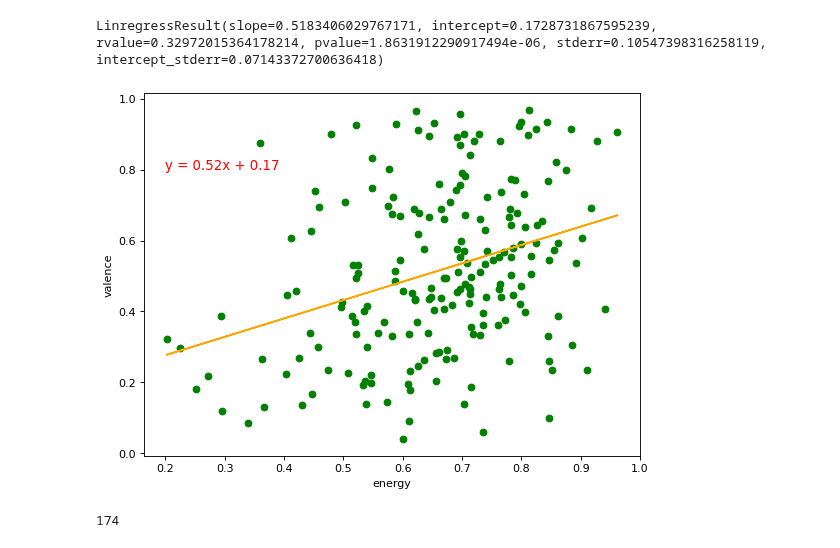
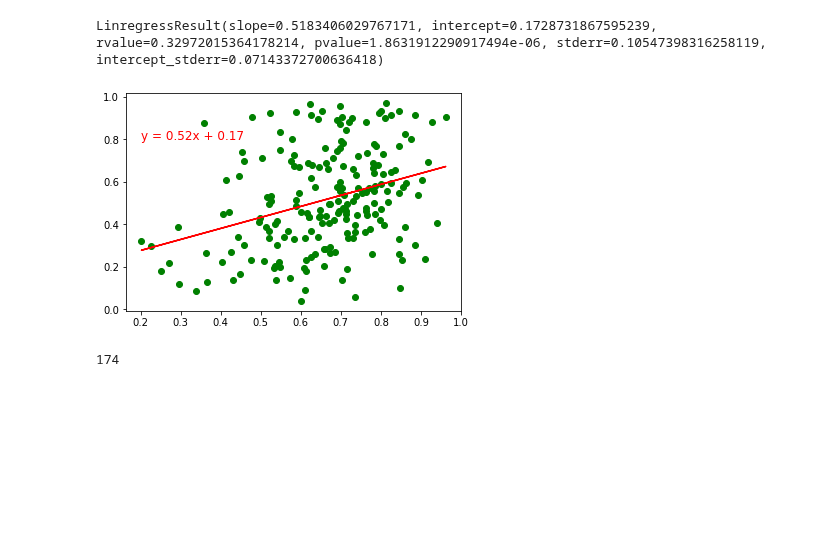
Before and after one commit to mbruns13/project_1_spotify, a Jupyter notebook: slone_spotify.ipynb, the cells around one changed output. Cells and saved outputs as stored; diff of their text form; code cells hidden in the pictures; blank space fills up the shorter version.

```diff
--- a/slone_spotify.ipynb
+++ b/slone_spotify.ipynb
@@ -244,28 +243,26 @@ LinregressResult(slope=0.5183406029767171, intercept=0.1728731867595239, rvalue=
 # %%
 #plot valence and energy variables with best fit line
 #include y=mx+b on scatterplot
 xvalues = full_track_data['energy']
 yvalues = full_track_data['valence']
 
-plt.figure(figsize=(8, 6), dpi=80)
-plt.scatter(energy,valence, c='green')
-
-plt.plot(energy, m*np.array(energy) + b, c='orange')
-
-plt.xlabel('energy')
-plt.ylabel('valence')
 (slope, intercept, rvalue, pvalue, stderr) = linregress(xvalues, yvalues)
 regress_values = xvalues * slope + intercept
 line_eq = "y = " + str(round(slope,2)) + "x + " + str(round(intercept,2))
 plt.annotate(line_eq,(0.2,0.8),fontsize=12,color="red")
 
+#plt.figure(figsize=(8, 6), dpi=80)
+plt.scatter(xvalues,yvalues, c='green')
+
+plt.plot(xvalues, regress_values, "r-")
+
 #save the plot
-plt.savefig('plot.png', dpi=300, bbox_inches='tight')
+plt.savefig('valence_energy_plot2', dpi=300, bbox_inches='tight')
 
 #show plot
 plt.show()
 # %% [output]
-[figure, old version]
+[figure, new version]
 # %%
 #calculate the mean and standard deviation of energy variable
 energy_mean = np.mean(energy)
```
Also changed, not shown: parts of 2 cells of this notebook, 6 other files.
